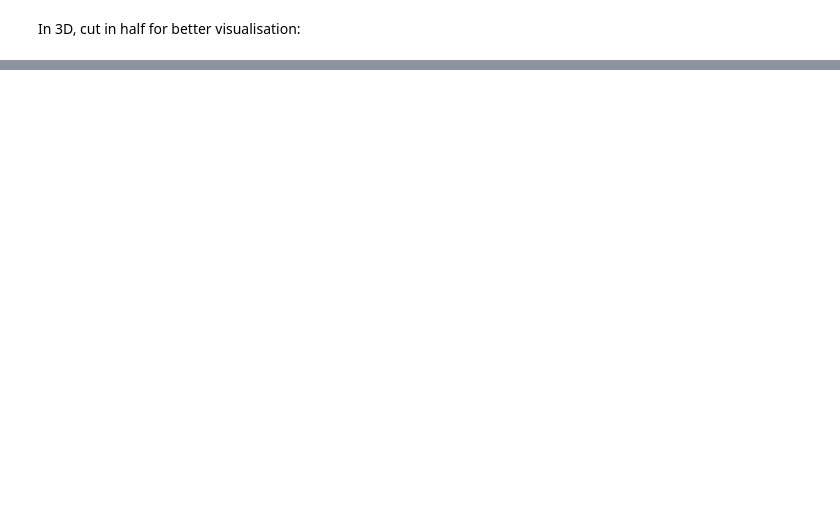
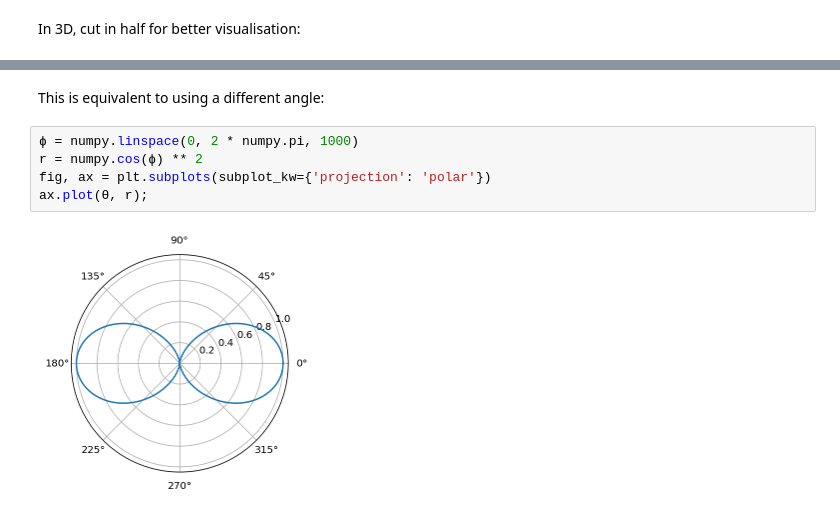
Before and after one commit to tiagopereira/ast4310, a Jupyter notebook: notebooks/lectures/differential_cross_sections.ipynb, the cells around one changed output, grey strips where cells are left out. Drawn from its saved outputs; the diff is of its cells as text; blank space fills up the shorter version.

```diff
--- a/notebooks/lectures/differential_cross_sections.ipynb
+++ b/notebooks/lectures/differential_cross_sections.ipynb
@@ -64,0 +82,9 @@ ax.set_box_aspect((numpy.ptp(X), numpy.ptp(Y), numpy.ptp(Z)));
+# %% [markdown]
+This is equivalent to using a different angle:
+# %%
+ϕ = numpy.linspace(0, 2 * numpy.pi, 1000)
+r = numpy.cos(ϕ) ** 2
+fig, ax = plt.subplots(subplot_kw={'projection': 'polar'})
+ax.plot(θ, r);
+# %% [output]
+[figure, added]
```
Also changed, not shown: parts of 21 cells of this notebook.
